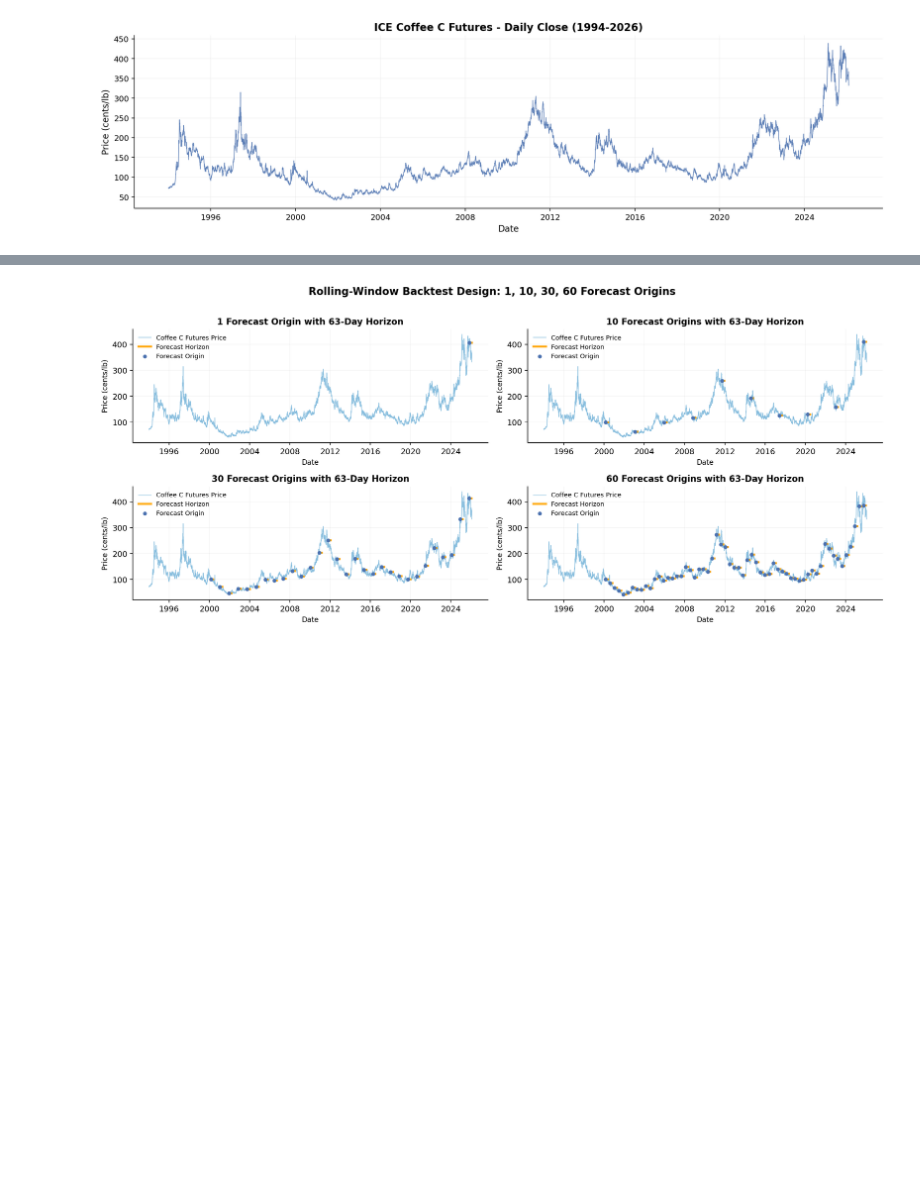
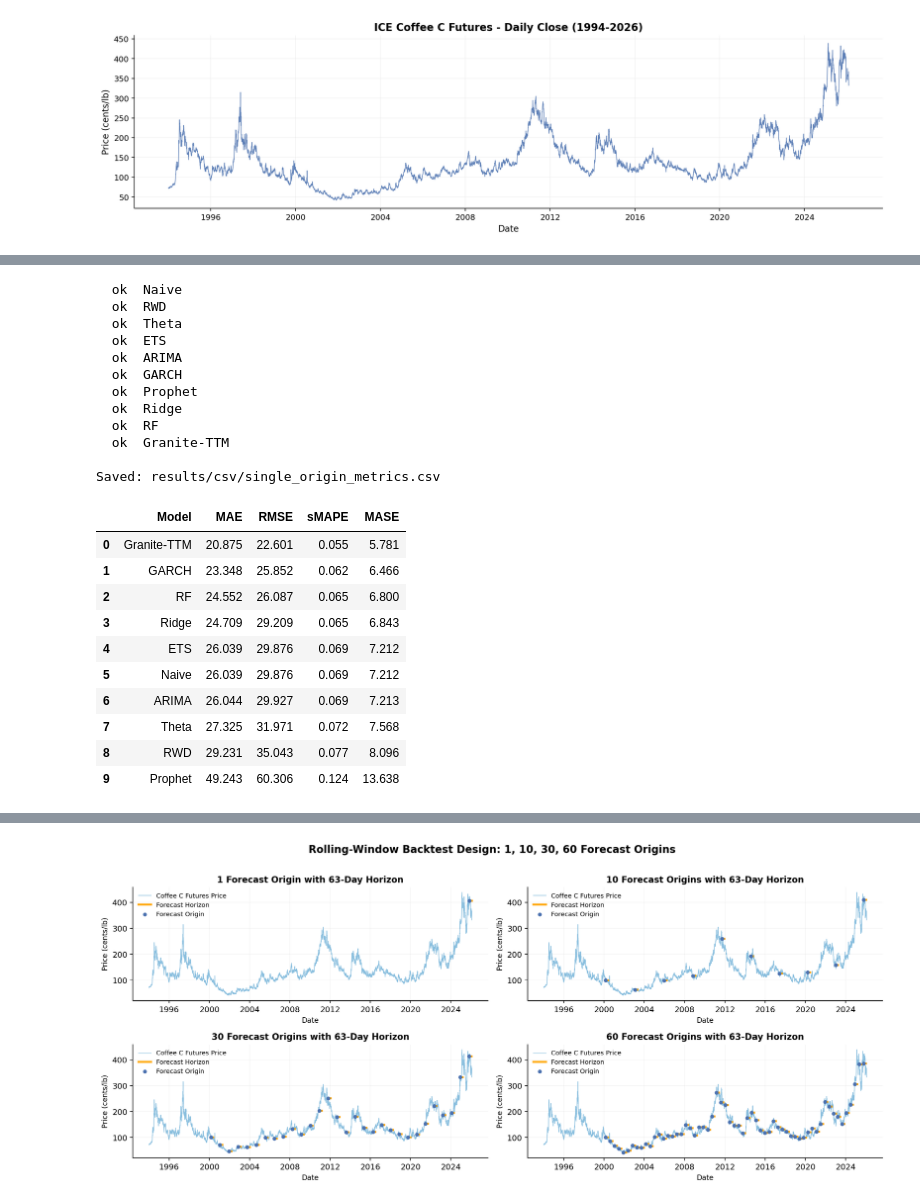
Before and after one commit to F5F0A0/coffee-futures-forecasting-model, a Jupyter notebook: notebooks/01_backtest.ipynb, the cells around one changed output, grey strips where cells are left out. Saved outputs shown, nothing was run; the diff lists cells and outputs as text; code cells hidden in the pictures; blank space fills up the shorter version.

```diff
--- a/notebooks/01_backtest.ipynb
+++ b/notebooks/01_backtest.ipynb
@@ -99,0 +185,66 @@ cannot be dismissed as tail-of-series artifacts.
+# %%
+from coffee_forecast import calculate_metrics
+from coffee_forecast.config import COLOR_MAP, PLOT_ORDER
+
+# The final 63 trading days are the holdout; the preceding CONTEXT_LEN
+# days are the context each model sees.
+a = len(df) - HORIZON
+context_df = df.iloc[a - CONTEXT_LEN : a].copy()
+test_df = df.iloc[a : a + HORIZON].copy()
+y_true = test_df["y"].to_numpy(dtype=float)
+train_y = context_df["y"].to_numpy(dtype=float)
+test_start = test_df["ds"].iloc[0]
+
+# Generate forecasts.
+plot_df = pd.DataFrame({"ds": test_df["ds"].to_numpy(), "Actual": y_true})
+for name, wrapper in models.items():
+    try:
+        plot_df[name] = wrapper.predict(context_df, HORIZON)
+        print(f"  ok  {name}")
+    except Exception as e:
+        print(f"  ERR {name}: {e}")
+
+# Single-origin metrics, sorted by MAE.
+rows = []
+for name in PLOT_ORDER:
+    if name not in plot_df.columns:
+        continue
+    y_hat = plot_df[name].to_numpy(dtype=float)
+    if np.any(~np.isfinite(y_hat)):
+        continue
+    metrics = calculate_metrics(y_true, y_hat, train_y)
+    metrics["Model"] = name
+    rows.append(metrics)
+
+holdout_metrics = (
+    pd.DataFrame(rows)
+    .sort_values("MAE")
+    .reset_index(drop=True)[["Model", "MAE", "RMSE", "sMAPE", "MASE"]]
+)
+holdout_metrics.to_csv(CSV_DIR / "single_origin_metrics.csv", index=False)
+print("\nSaved: results/csv/single_origin_metrics.csv")
+holdout_metrics.round(3)
+# %% [output]
+  ok  Naive
+  ok  RWD
+  ok  Theta
+  ok  ETS
+  ok  ARIMA
+  ok  GARCH
+  ok  Prophet
+  ok  Ridge
+  ok  RF
+  ok  Granite-TTM
+
+Saved: results/csv/single_origin_metrics.csv
+|  | Model | MAE | RMSE | sMAPE | MASE |
+| 0 | Granite-TTM | 20.875 | 22.601 | 0.055 | 5.781 |
+| 1 | GARCH | 23.348 | 25.852 | 0.062 | 6.466 |
+| 2 | RF | 24.552 | 26.087 | 0.065 | 6.800 |
+| 3 | Ridge | 24.709 | 29.209 | 0.065 | 6.843 |
+| 4 | ETS | 26.039 | 29.876 | 0.069 | 7.212 |
+| 5 | Naive | 26.039 | 29.876 | 0.069 | 7.212 |
+| 6 | ARIMA | 26.044 | 29.927 | 0.069 | 7.213 |
+| 7 | Theta | 27.325 | 31.971 | 0.072 | 7.568 |
+| 8 | RWD | 29.231 | 35.043 | 0.077 | 8.096 |
+| 9 | Prophet | 49.243 | 60.306 | 0.124 | 13.638 |
```
Also changed, not shown: parts of 19 cells of this notebook, 20 other files.
